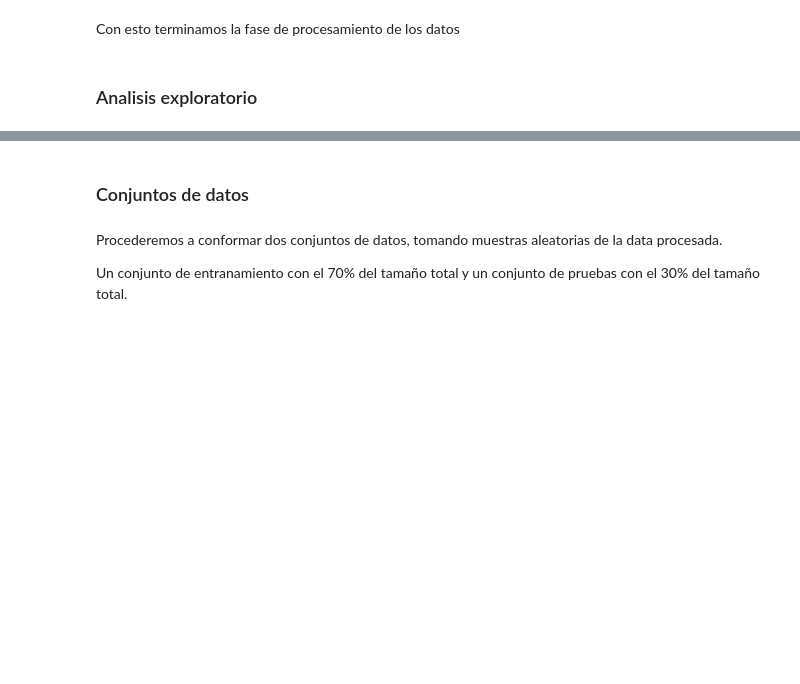
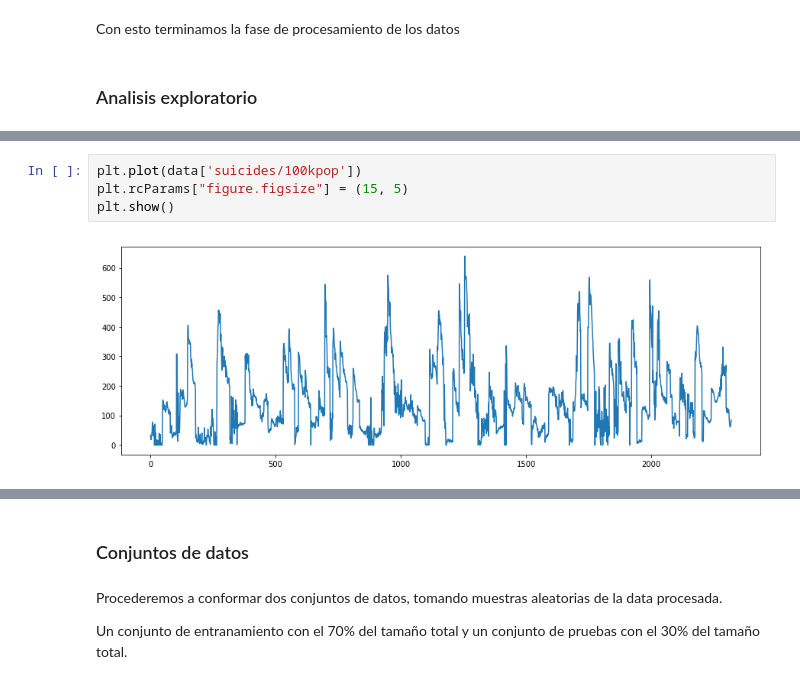
Before and after one commit to JuanNavasJN/data-science-101-project, a Jupyter notebook: index.ipynb, the cells around one changed output, grey strips where cells are left out. Saved outputs shown, nothing was run; the diff lists cells and outputs as text; blank space fills up the shorter version.

```diff
--- a/index.ipynb
+++ b/index.ipynb
@@ -113,0 +150,6 @@ Con esto terminamos la fase de procesamiento de los datos
+# %%
+plt.plot(data['suicides/100kpop'])
+plt.rcParams["figure.figsize"] = (15, 5)
+plt.show()
+# %% [output]
+[figure, added]
```
Also changed, not shown: parts of 7 cells of this notebook.
